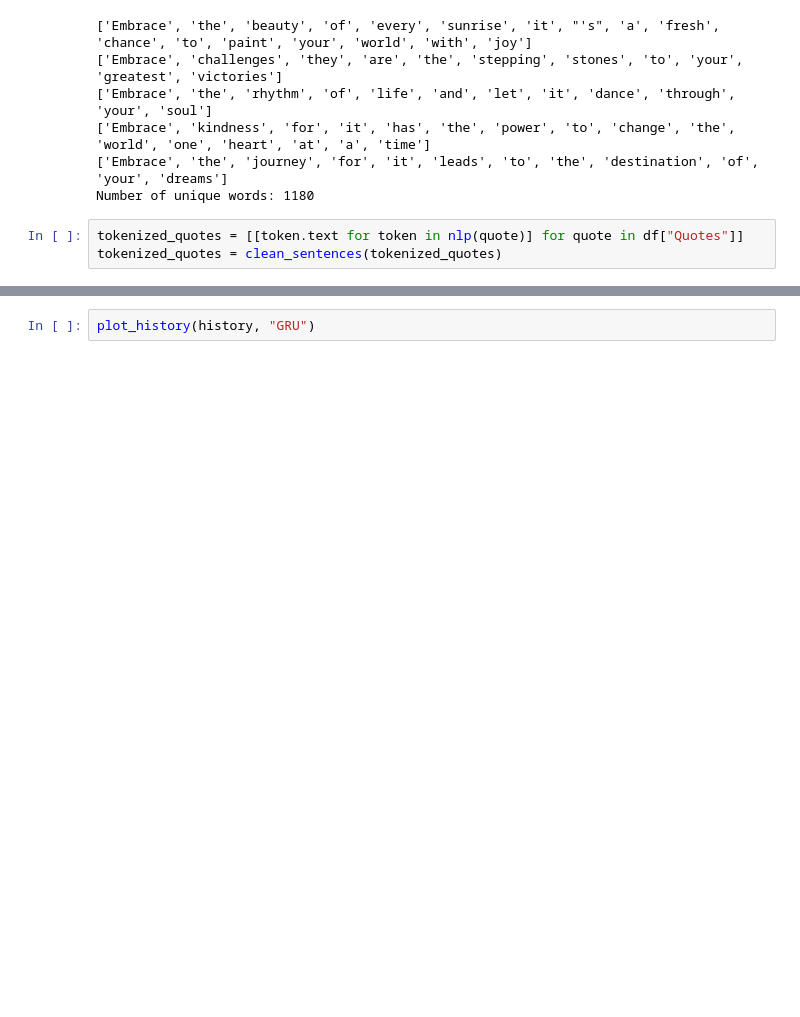
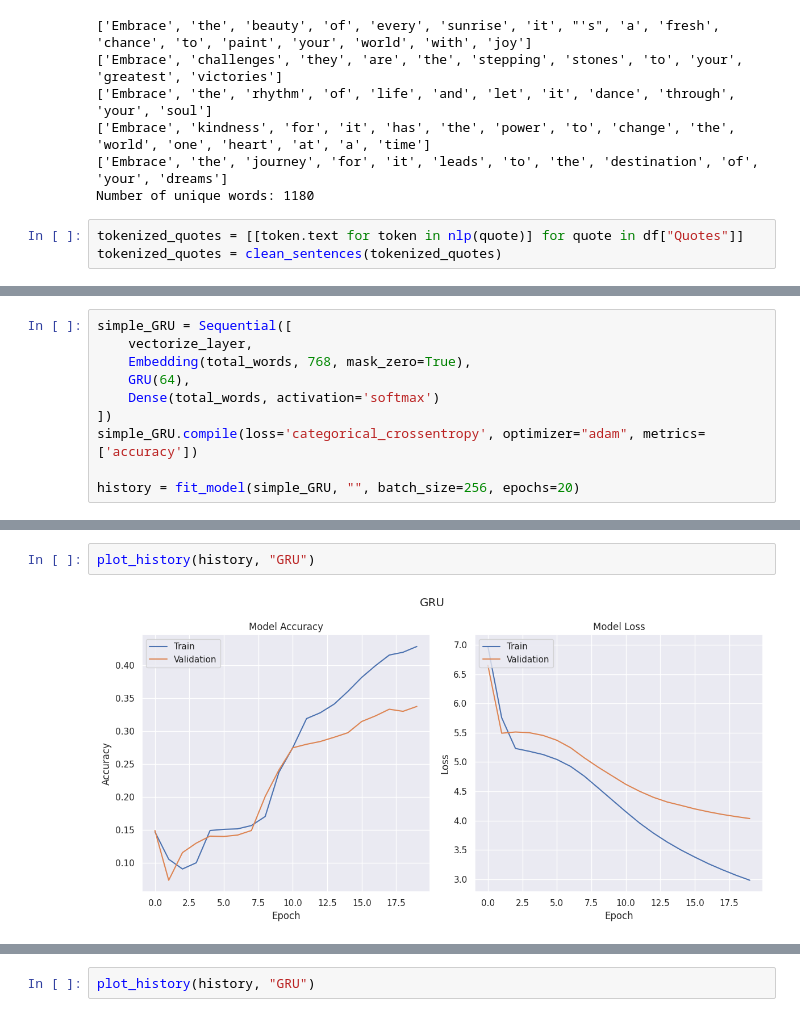
Before and after one commit to glennwuwu/next-word-predictor-rnn, a Jupyter notebook: RNN.ipynb, the cells around one changed output, grey strips where cells are left out. Cells and saved outputs as stored; diff of their text form; blank space fills up the shorter version.

```diff
--- a/RNN.ipynb
+++ b/RNN.ipynb
@@ -364,0 +565,10 @@ def fit_model(model, filepath, batch_size=32, epochs=20,):
+# %%
+simple_GRU = Sequential([
+    vectorize_layer,
+    Embedding(total_words, 768, mask_zero=True),
+    GRU(64),
+    Dense(total_words, activation='softmax')
+])
+simple_GRU.compile(loss='categorical_crossentropy', optimizer="adam", metrics=['accuracy'])
+
+history = fit_model(simple_GRU, "", batch_size=256, epochs=20)
@@ -364,0 +614,4 @@ def fit_model(model, filepath, batch_size=32, epochs=20,):
+# %%
+plot_history(history, "GRU")
+# %% [output]
+[figure, added]
```
Also changed, not shown: parts of 37 cells of this notebook.
